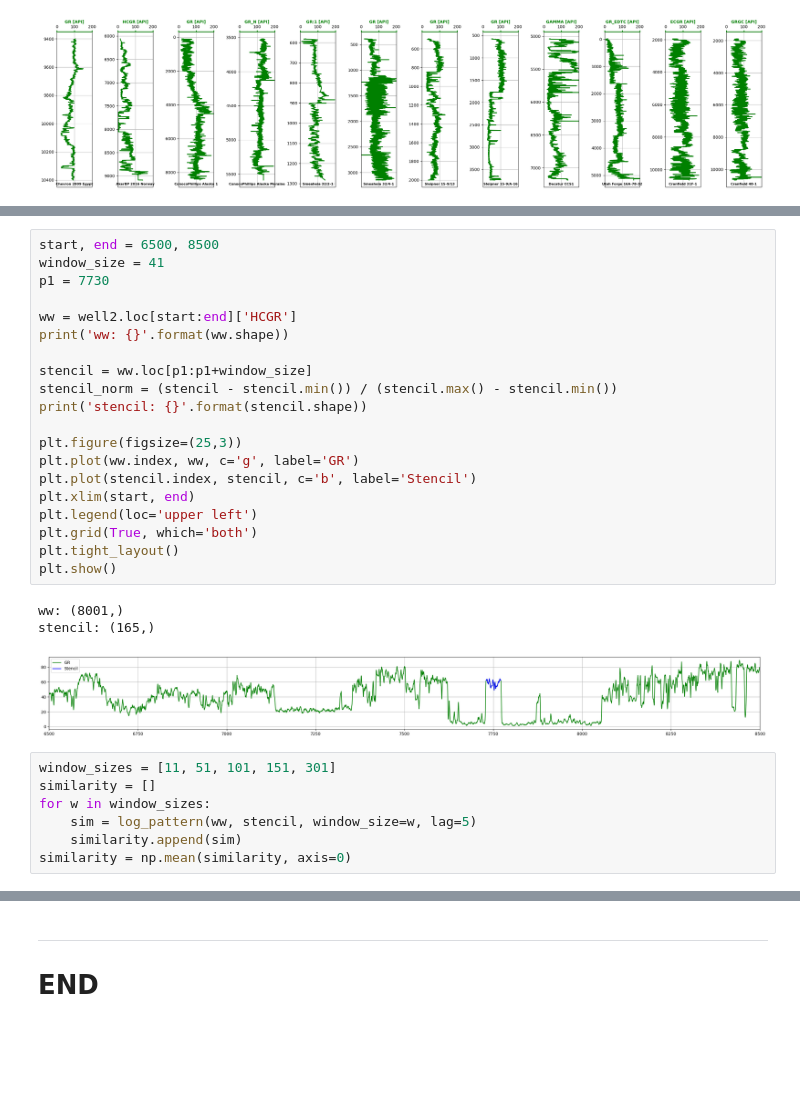
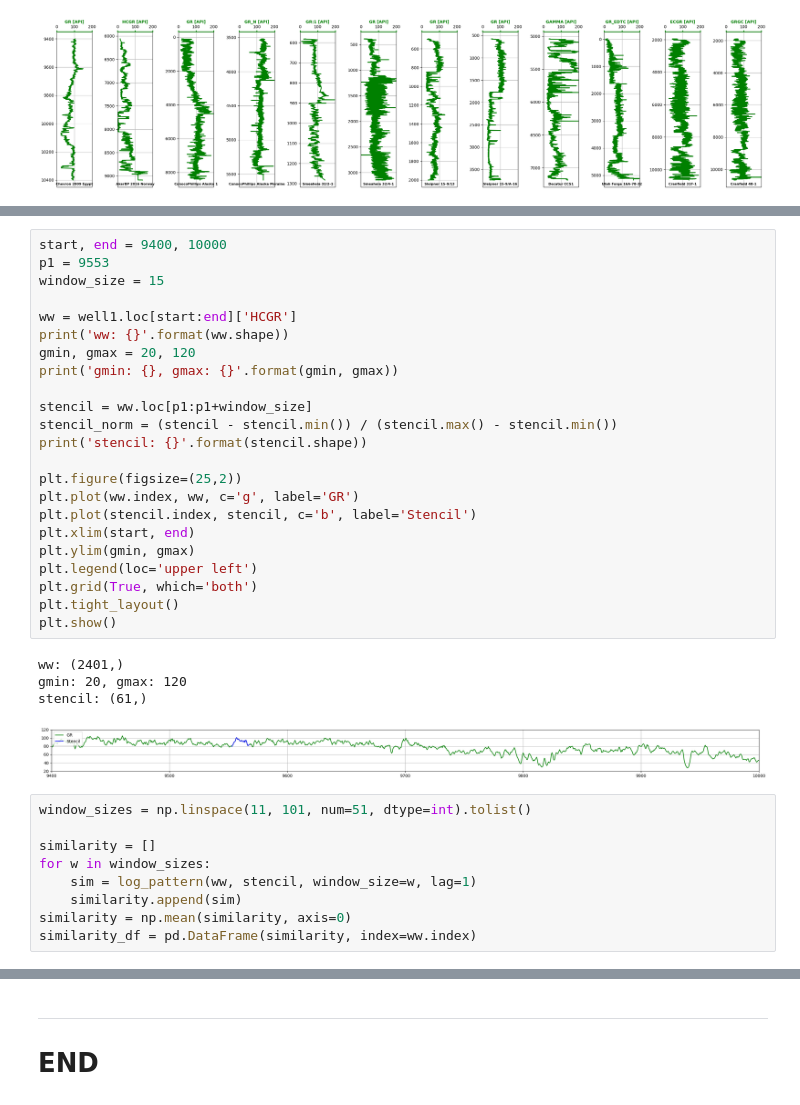
Before and after one commit to misaelmmorales/Well-Log-Pattern-Recognition, a Jupyter notebook: patterns.ipynb, the cells around one changed output, grey strips where cells are left out. Saved outputs shown, nothing was run; the diff lists cells and outputs as text; blank space fills up the shorter version.

```diff
--- a/patterns.ipynb
+++ b/patterns.ipynb
@@ -136,34 +139,40 @@ def log_pattern(dd, stencil, window_size, lag):
     similarity /= similarity.max()
     return similarity
 # %%
-start, end = 6500, 8500
-window_size = 41
-p1 = 7730
+start, end = 9400, 10000
+p1 = 9553
+window_size = 15
 
-ww = well2.loc[start:end]['HCGR']
+ww = well1.loc[start:end]['HCGR']
 print('ww: {}'.format(ww.shape))
+gmin, gmax = 20, 120
+print('gmin: {}, gmax: {}'.format(gmin, gmax))
 
 stencil = ww.loc[p1:p1+window_size]
 stencil_norm = (stencil - stencil.min()) / (stencil.max() - stencil.min())
 print('stencil: {}'.format(stencil.shape))
 
-plt.figure(figsize=(25,3))
+plt.figure(figsize=(25,2))
 plt.plot(ww.index, ww, c='g', label='GR')
 plt.plot(stencil.index, stencil, c='b', label='Stencil')
 plt.xlim(start, end)
+plt.ylim(gmin, gmax)
 plt.legend(loc='upper left')
 plt.grid(True, which='both')
 plt.tight_layout()
 plt.show()
 # %% [output]
-ww: (8001,)
-stencil: (165,)
+ww: (2401,)
+gmin: 20, gmax: 120
+stencil: (61,)
-[figure, old version]
+[figure, new version]
 # %%
-window_sizes = [11, 51, 101, 151, 301]
+window_sizes = np.linspace(11, 101, num=51, dtype=int).tolist()
+
 similarity = []
 for w in window_sizes:
-    sim = log_pattern(ww, stencil, window_size=w, lag=5)
+    sim = log_pattern(ww, stencil, window_size=w, lag=1)
     similarity.append(sim)
 similarity = np.mean(similarity, axis=0)
+similarity_df = pd.DataFrame(similarity, index=ww.index)
 # %%
```
Also changed, not shown: parts of 2 cells of this notebook, 1 other file.
